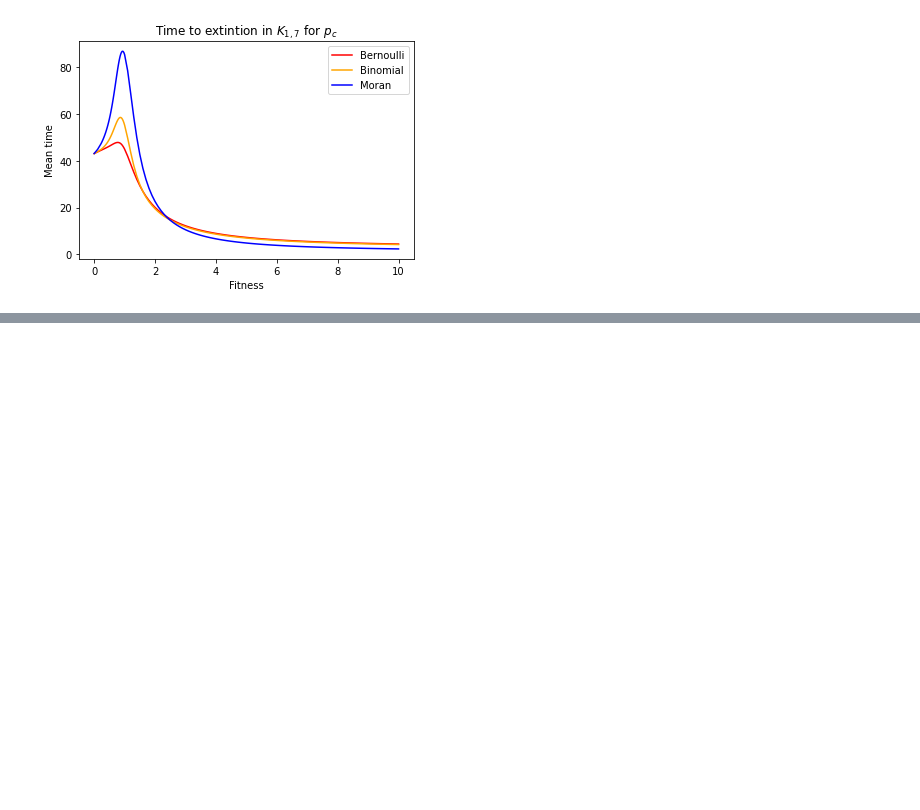
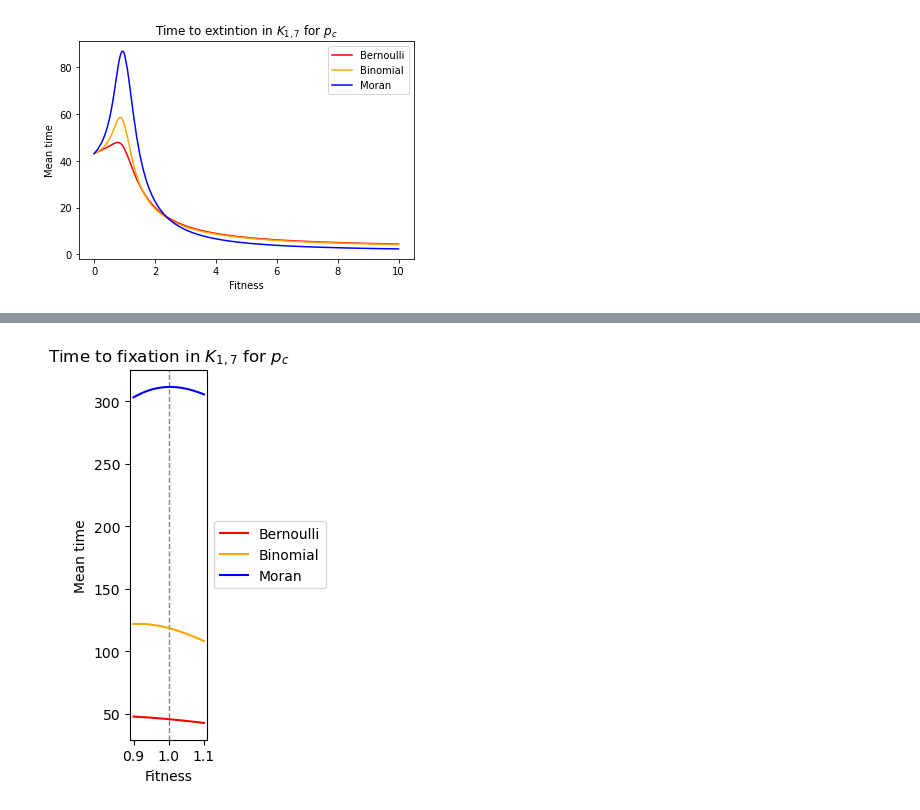
Before and after one commit to rojizo/proliferationTimes, a Jupyter notebook: star.ipynb, the cells around one changed output, grey strips where cells are left out. Cells and saved outputs as stored; diff of their text form; code cells hidden in the pictures; blank space fills up the shorter version.

```diff
--- a/star.ipynb
+++ b/star.ipynb
@@ -238,0 +380,29 @@ plt.savefig(f"k1_{N-1}_extintion.pdf")
+# %%
+rs = [9/10,9/10+1/800..11/10]
+pcsbin = []
+pcsber = []
+tmpbin = (Phibin[0] - Phimor[0])
+tmpber = (Phiber[0] - Phimor[0])
+for valr in rs:
+    if valr == 0:
+        pcsbin.append(0)
+        pcsber.append(0)
+    else:
+        pcsbin.append(pc(tmpbin.numerator().subs(r=valr)))
+        pcsber.append(pc(tmpber.numerator().subs(r=valr)))
+
+
+plt.figure().set_figwidth(1)
+plt.plot(rs, [MeanTimeBerF(r=valr, p=valp) for valr,valp in zip(rs,pcsber)], c="red", label="Bernoulli")
+plt.plot(rs, [MeanTimeBinF(r=valr, p=valp) for valr,valp in zip(rs,pcsbin)], c="orange", label="Binomial")
+plt.plot(rs, [MeanTimeMorF(r=valr) for valr in rs], c="blue", label="Moran")
+ylim = plt.ylim()
+plt.plot([1,1], ylim, '--', zorder=0, c="gray", linewidth=1)
+plt.ylim(ylim)
+plt.title(f"Time to fixation in $K_{{1,{N-1}}}$ for $p_c$")
+plt.xlabel("Fitness")
+plt.ylabel("Mean time")
+plt.legend(loc='center left', bbox_to_anchor=(1, 0.5))
+plt.savefig(f"k{1,N-1}_fixation_zoom.pdf", bbox_inches="tight")
+# %% [output]
+[figure, added]
```
Also changed, not shown: parts of 3 cells of this notebook, 2 other files.
